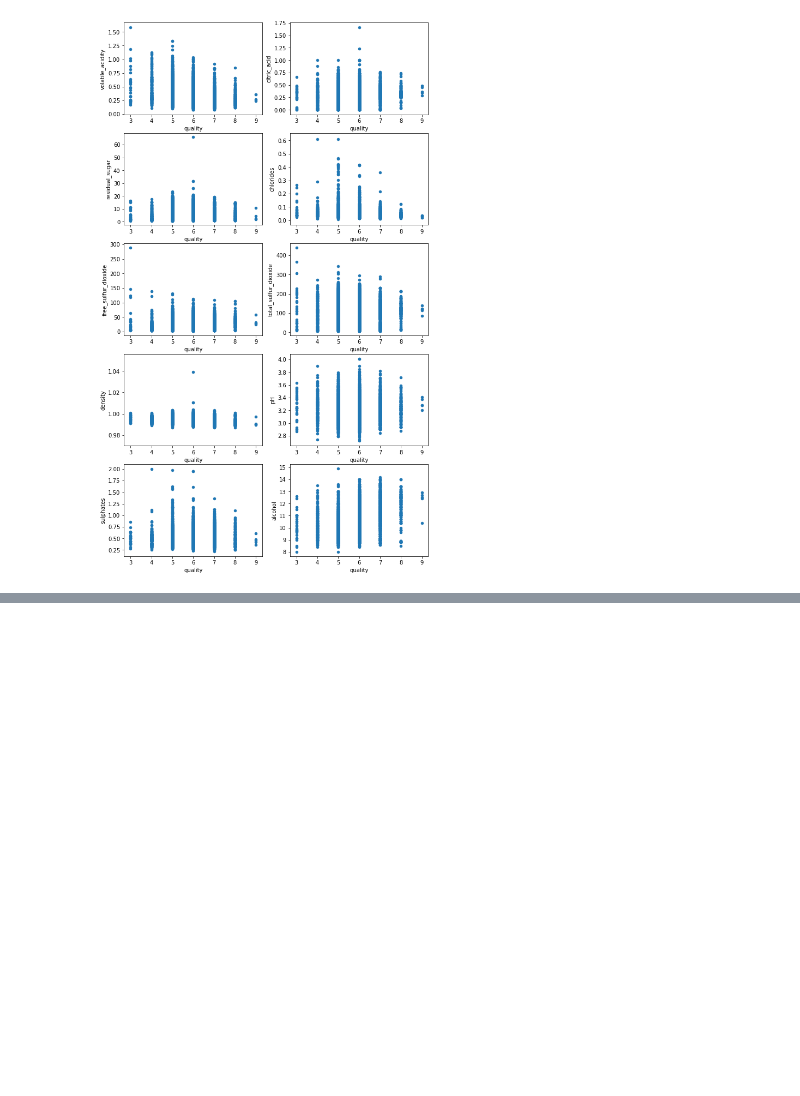
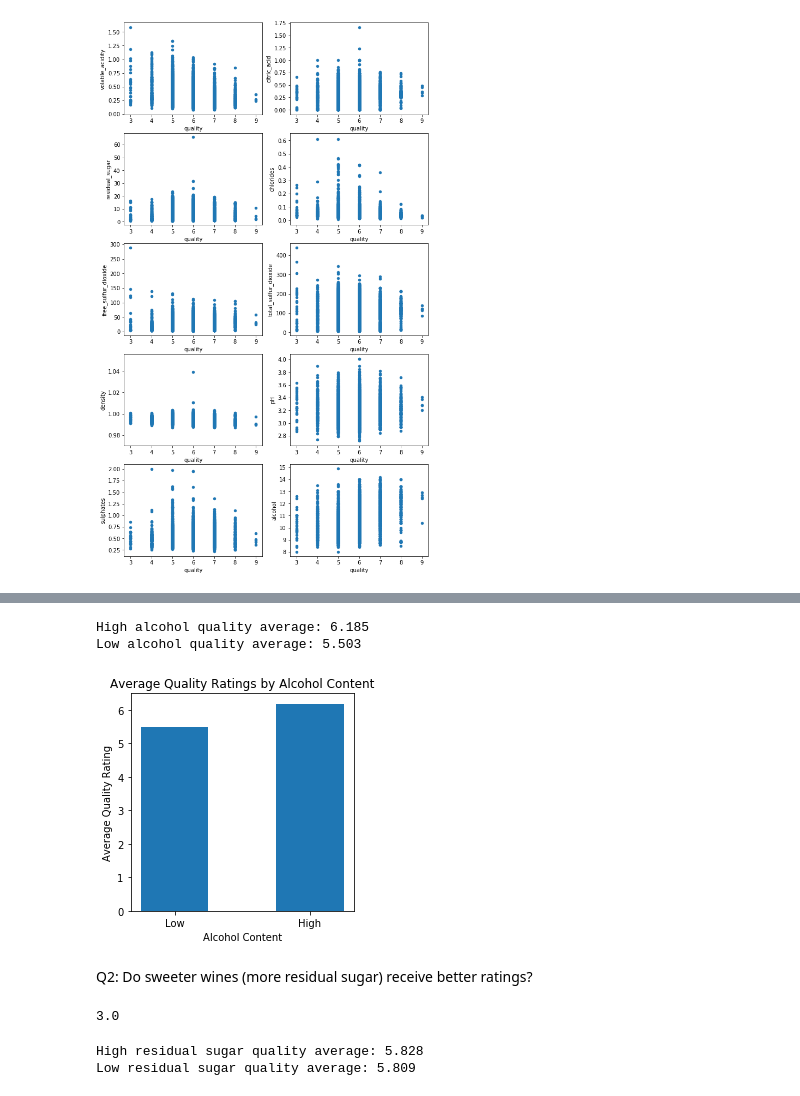
Before and after one commit to VilijaVait/data-analyst-udacity, a Jupyter notebook: exercises/wine-quality-analysis-basic.ipynb, the cells around one changed output, grey strips where cells are left out. Cells and saved outputs as stored; diff of their text form; code cells hidden in the pictures; blank space fills up the shorter version.

```diff
--- a/exercises/wine-quality-analysis-basic.ipynb
+++ b/exercises/wine-quality-analysis-basic.ipynb
@@ -4,7 +4,8 @@
 import pandas as pd
 import numpy as np
 import matplotlib.pyplot as plt
-
+import seaborn as sns
+sns.set_style('darkgrid')
 
 %matplotlib inline
 # %% [markdown]
@@ -172,0 +204,5 @@ for i in range(1, rows*cols+1):
+# %%
+bins = [0,3.111,3.211,3.321,10]
+labels = ['high','moderately high','medium','low']
+
+df_wine['acidity_levels'] = pd.cut(df_wine['pH'],bins,labels=labels)
@@ -172,0 +252,40 @@ for i in range(1, rows*cols+1):
+# %%
+df_high_alc = df_wine.query('alcohol >= 10.49')
+df_low_alc = df_wine.query('alcohol < 10.49')
+mean_high = df_high_alc['quality'].mean()
+mean_low = df_low_alc['quality'].mean()
+
+print('High alcohol quality average: {:0.3f}'.format(mean_high))
+print('Low alcohol quality average: {:0.3f}'.format(mean_low))
+# %% [output]
+High alcohol quality average: 6.185
+Low alcohol quality average: 5.503
+# %%
+plt.figure(figsize=(4,4))
+locations = [1, 2]
+heights = [mean_low, mean_high]
+labels = ['Low', 'High']
+width = 0.5
+plt.bar(locations, heights, width, tick_label=labels)
+plt.title('Average Quality Ratings by Alcohol Content')
+plt.xlabel('Alcohol Content')
+plt.ylabel('Average Quality Rating');
+# %% [output]
+[figure, added]
+# %% [markdown]
+Q2: Do sweeter wines (more residual sugar) receive better ratings?
+# %%
+df_wine['residual_sugar'].median()
+# %% [output]
+3.0
+# %%
+df_high_sug = df_wine.query('residual_sugar >= 3.0')
+df_low_sug = df_wine.query('residual_sugar < 3.0')
+mean_high_sug = df_high_sug['quality'].mean()
+mean_low_sug = df_low_sug['quality'].mean()
+
+print('High residual sugar quality average: {:0.3f}'.format(mean_high_sug))
+print('Low residual sugar quality average: {:0.3f}'.format(mean_low_sug))
+# %% [output]
+High residual sugar quality average: 5.828
+Low residual sugar quality average: 5.809
```
Also changed, not shown: parts of 21 cells of this notebook, 1 other file.
